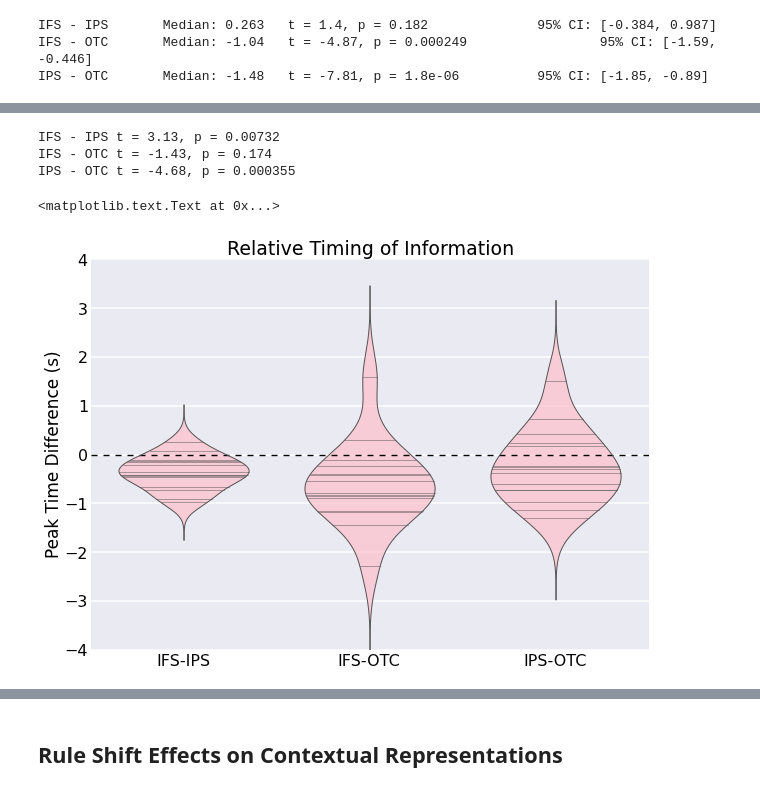
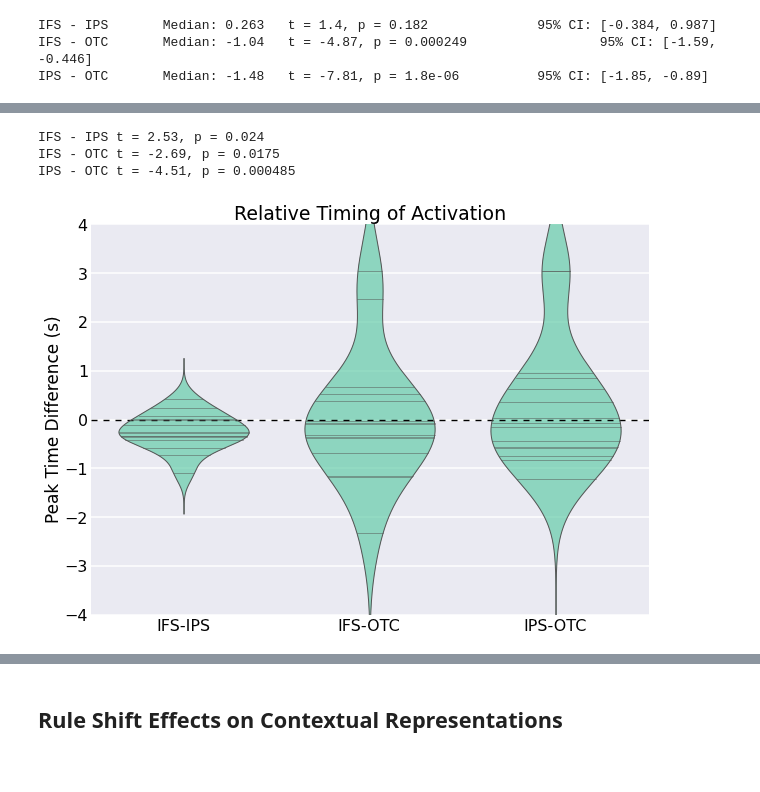
Before and after one commit to WagnerLabPapers/Waskom_JNeurosci_2014, a Jupyter notebook: MAD_Lunch.ipynb, the cells around one changed output, grey strips where cells are left out. Cells and saved outputs as stored; diff of their text form; code cells hidden in the pictures.

```diff
--- a/MAD_Lunch.ipynb
+++ b/MAD_Lunch.ipynb
@@ -23,8 +25,8 @@ pd.set_option('display.precision', 4)
 Welcome to pylab, a matplotlib-based Python environment [backend: module://IPython.zmq.pylab.backend_inline].
 For more information, type 'help(pylab)'.
 # %%
-from IPython.parallel import Client
-dv = Client()[:]
+#from IPython.parallel import Client
+dv = None
 # %%
 def save_figure(fig, figname):
     fig.savefig("/Users/mwaskom/Dropbox/Talks/mad_lunch_2013/figures/%s.pdf" % figname, bbox_inches="tight")
@@ -663,0 +755,20 @@ r2_score(y, y_hat)
+# %%
+post_bold = dict()
+for roi, mask in zip(post_rois, post_masks):
+    data = evoked.extract_group("yeo17_%s-graymid" % mask, dv=dv)
+    fir = evoked.calculate_evoked(data, 12, problem="stim", calc_method="FIR", offset=-2, correct_baseline=False)
+    fir -= fir[:, 0].mean()
+    post_bold[roi] = fir
+# %%
+f, ax = subplots(1, 1, figsize=(10, 7))
+x = arange(-1, 5)
+ax.axhline(0, c="k", ls="--")
+ax.axvline(0, c="k", ls=":", lw=1.5)
+ax.set_xlim(-1, 4)
+ax.set_ylabel("Percent Signal Change")
+ax.set_xticklabels(arange(-1, 5) * 2)
+ax.set_xlabel("Peristimulus Time (s)")
+for roi in post_rois:
+    sns.tsplot(x, post_bold[roi][:, :6], color=roi_colors[roi], label=roi, ax=ax)
+ax.legend()
+save_figure(f, "post_evoked_all")
@@ -664,42 +777,35 @@ r2_score(y, y_hat)
 # %%
-post_evoked = dict()
-for roi, mask in zip(post_rois, post_masks):
-    data = evoked.extract_group("yeo17_%s-graymid" % mask, dv=dv)
-    fir = evoked.calculate_evoked(data, 6, problem="stim", offset=-2)
-    post_evoked[roi] = fir
-
-evoked_peak = pd.DataFrame(index=subjects)
+bold_peak = pd.DataFrame(index=subjects)
 x_orig = linspace(-2, 8, 6)
 x_up = linspace(-2, 8, 1201)
 for roi in post_rois:
-    evoked_peak[roi] = np.argmax(interp1d(x_orig, post_evoked[roi].squeeze(), "cubic")(x_up)[:, 201:-200], axis=1) / 100.
+    bold_peak[roi] = np.argmax(interp1d(x_orig, post_bold[roi][:, :6].squeeze(), "cubic")(x_up)[:, 201:-200], axis=1) / 100.
 
 for roi_a, roi_b in itertools.combinations(post_rois, 2):
     diff_key = "-".join([roi_a, roi_b])
-    evoked_peak[diff_key] = evoked_peak[roi_a] - evoked_peak[roi_b]
+    bold_peak[diff_key] = bold_peak[roi_a] - bold_peak[roi_b]
 # %%
 for comp in diff_keys:
-    bold = evoked_peak[comp]
-    classifier = peak_time[comp]
+    bold = bold_peak[comp]
+    classifier = info_peak[comp]
     print comp.replace("-", " - "),
     diff_diff = stats.ttest_rel(classifier, bold)
     print "t = %.3g, p = %.3g" % diff_diff
 # %% [output]
-IFS - IPS t = 3.13, p = 0.00732
-IFS - OTC t = -1.43, p = 0.174
-IPS - OTC t = -4.68, p = 0.000355
+IFS - IPS t = 2.53, p = 0.024
+IFS - OTC t = -2.69, p = 0.0175
+IPS - OTC t = -4.51, p = 0.000485
 # %%
 f, ax = subplots(1, 1, figsize=(10, 7))
 ax.axhline(0, linestyle="--", color="k")
-sns.violin(np.array(evoked_peak[evoked_peak.columns[3:]]), inner="stick", color="pink", widths=.7, ax=ax)
-ax.set_xticklabels(peak_time.columns[3:])
+sns.violin(np.array(bold_peak[bold_peak.columns[3:]]), inner="stick", color="MediumAquamarine", widths=.7, ax=ax)
+ax.set_xticklabels(bold_peak.columns[3:])
 ax.set_ylim((-4, 4))
 ax.xaxis.grid(False)
-ax.set_title("Relative Timing of Information")
+ax.set_title("Relative Timing of Activation")
 ax.set_ylabel("Peak Time Difference (s)")
-#save_figure(f, "information_distributions")
+save_figure(f, "activation_distributions")
 # %% [output]
-<matplotlib.text.Text at 0x...>
-[figure, old version]
+[figure, new version]
 # %%
 f, ax = subplots(1, 1, figsize=(10, 7))
```
Also changed, not shown: parts of 42 cells of this notebook.
